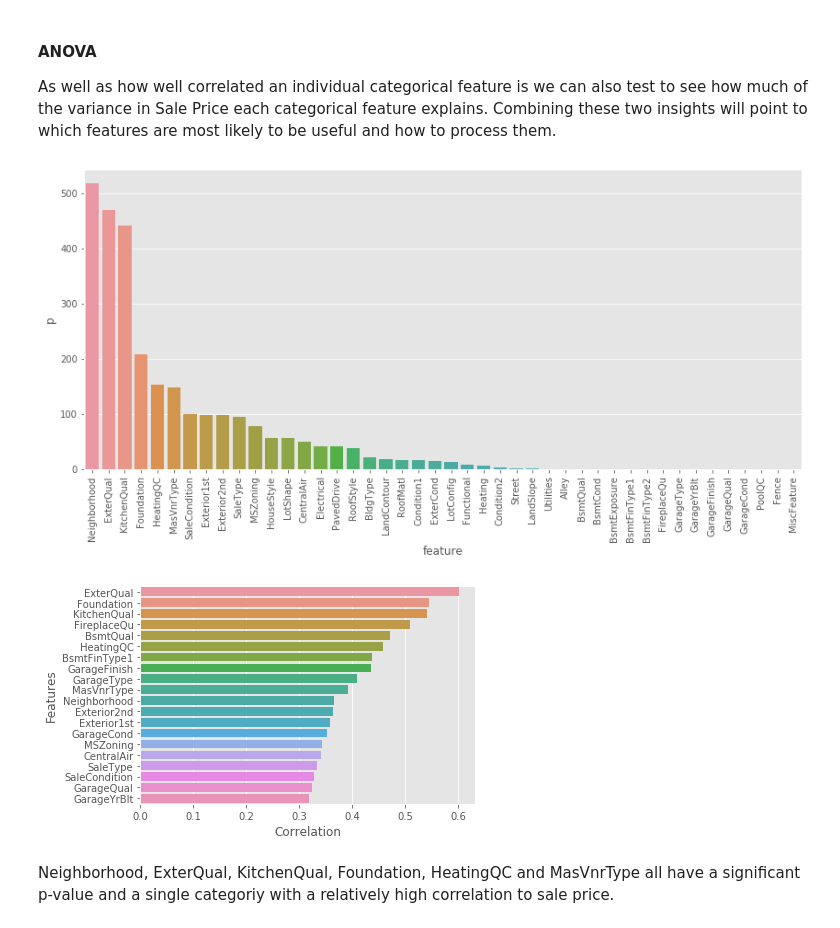
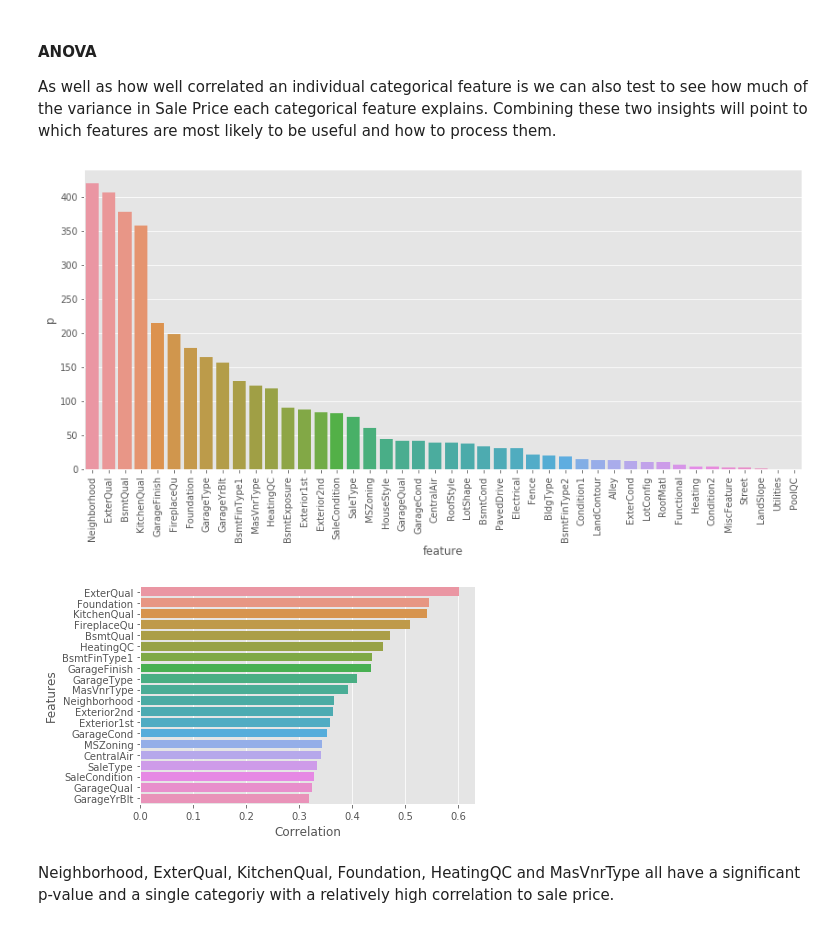
Before and after one commit to Ricksoc/Iowa-Housing, a Jupyter notebook: Ames House Prices.ipynb, the cells around one changed output. Cells and saved outputs as stored; diff of their text form; code cells hidden in the pictures.

```diff
--- a/Ames House Prices.ipynb
+++ b/Ames House Prices.ipynb
@@ -605,25 +632,25 @@ As well as how well correlated an individual categorical feature is we can also
 # %%
 anova = {'feature':[], 'f':[], 'p':[]}
 for feature in df_train.select_dtypes(include=['object']).columns: #better way of selecting features by dtype
     category_prices = []
     for category in df_train[feature].unique():
-        category_prices.append(train[train[feature] == category]['SalePrice'].values)
+        category_prices.append(df_train[df_train[feature] == category]['SalePrice'].values)
     f, p = f_oneway(*category_prices)
     anova['feature'].append(feature)
     anova['f'].append(f)
     anova['p'].append(p)
 anova = pd.DataFrame(anova)
 anova.sort_values('p', inplace=True)
 
 # Plot
 plt.figure(figsize=(14,6))
 sns.barplot(anova['feature'], np.log(1/anova['p']))
 plt.xticks(rotation=90)
 plt.show()
 
 _ = sns.barplot(feature_correlations['Correlation'],feature_correlations['Features'], orient='h')
 # %% [output]
-[figure, old version]
+[figure, new version]
 [figure]
 # %% [markdown]
 Neighborhood, ExterQual, KitchenQual, Foundation, HeatingQC and MasVnrType all have a significant p-value and a single categoriy with a relatively high correlation to sale price.
```
Also changed, not shown: parts of 61 cells of this notebook.
